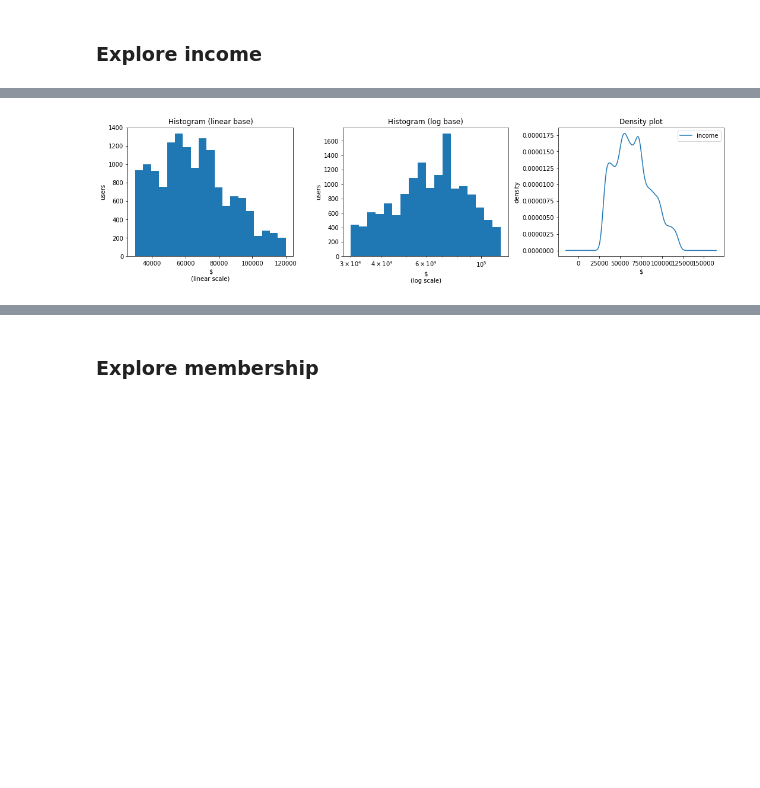
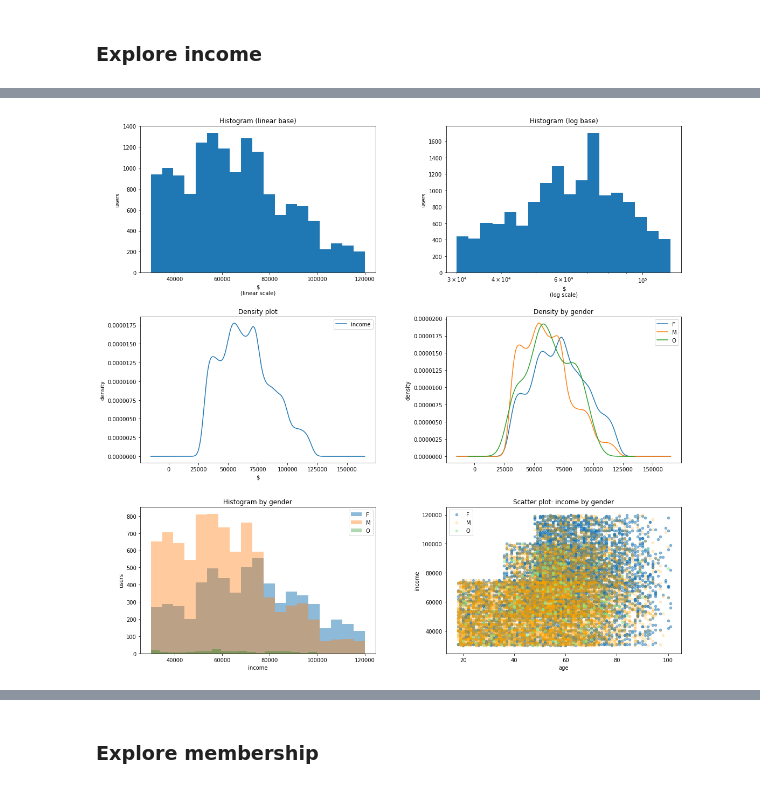
Before and after one commit to silviomori/udacity-machine-learning-capstone-starbucks, a Jupyter notebook: FeatureEngineering.ipynb, the cells around one changed output, grey strips where cells are left out. Cells and saved outputs as stored; diff of their text form; code cells hidden in the pictures; blank space fills up the shorter version.

Commit message:
feat: Make observations about income exploration

```diff
--- a/FeatureEngineering.ipynb
+++ b/FeatureEngineering.ipynb
@@ -370,39 +370,73 @@ bins = 19
 logbins = np.logspace(np.log10(income_df.min().min()),
                       np.log10(income_df.max().max()),
                       num=bins)
-fig2, axs = plt.subplots(nrows=1, ncols=3, figsize=(18, 4))
+fig2, axs = plt.subplots(nrows=3, ncols=2, figsize=(18, 18))
 axs = axs.flatten()
 
 # linear scale
 income_df.hist(bins=bins, ax=axs[0])
 axs[0].set_title('Histogram (linear base)')
 axs[0].set_ylabel('users')
 axs[0].set_xscale('linear')
 axs[0].set_xlabel('$\n(linear scale)')
 axs[0].grid(False)
 
 # log scale
 income_df.hist(bins=logbins, ax=axs[1])
 axs[1].set_title('Histogram (log base)')
 axs[1].set_ylabel('users')
 axs[1].set_xscale('log')
 axs[1].set_xlabel('$\n(log scale)')
 axs[1].grid(False)
 
-# density x log scale
+# density
 a = income_df.plot.density(ax=axs[2])
 axs[2].set_title('Density plot')
 axs[2].set_ylabel('density')
 axs[2].set_xlabel('$')
 axs[2].grid(False)
+
+# Group income by gender
+income_gender_df = profile_df[~income_isna].groupby('gender')
+income_gender_df.income.plot.density(ax=axs[3])
+axs[3].set_title('Density by gender')
+axs[3].set_ylabel('density')
+axs[3].legend()
+axs[3].grid(False)
+
+income_gender_df.get_group('F') \
+    .income.hist(bins=bins, ax=axs[4], alpha=0.5, label='F')
+income_gender_df.get_group('F') \
+    .plot.scatter(x='age', y='income', ax=axs[5], alpha=0.5, label='F')
+
+income_gender_df.get_group('M') \
+    .income.hist(bins=bins, ax=axs[4], alpha=0.4, label='M')
+income_gender_df.get_group('M') \
+    .plot.scatter(x='age', y='income', c='orange',
+                  ax=axs[5], alpha=0.2, label='M')
+
+income_gender_df.get_group('O') \
+    .income.hist(bins=bins, ax=axs[4], color='green', alpha=0.3, label='O')
+income_gender_df.get_group('O') \
+    .plot.scatter(x='age', y='income', c='lightgreen',
+                  ax=axs[5], alpha=0.5, label='O')
+
+axs[4].set_title('Histogram by gender')
+axs[4].set_ylabel('users')
+axs[4].set_xlabel('income')
+axs[4].legend()
+axs[4].grid(False)
+axs[5].set_title('Scatter plot: income by gender')
+axs[5].legend()
+axs[5].grid(False)
 
 # Display the information generated above
 display_html('<center>' \
               + description_pdstyle._repr_html_() \
               + convert_fig_to_html(fig1) \
               + '</center>',
              raw=True)
 plt.show()
 # %% [output]
 [interactive output not drawn]
-[figure, old version]
+[figure, new version]
```
Also changed, not shown: parts of 1 cell of this notebook.
